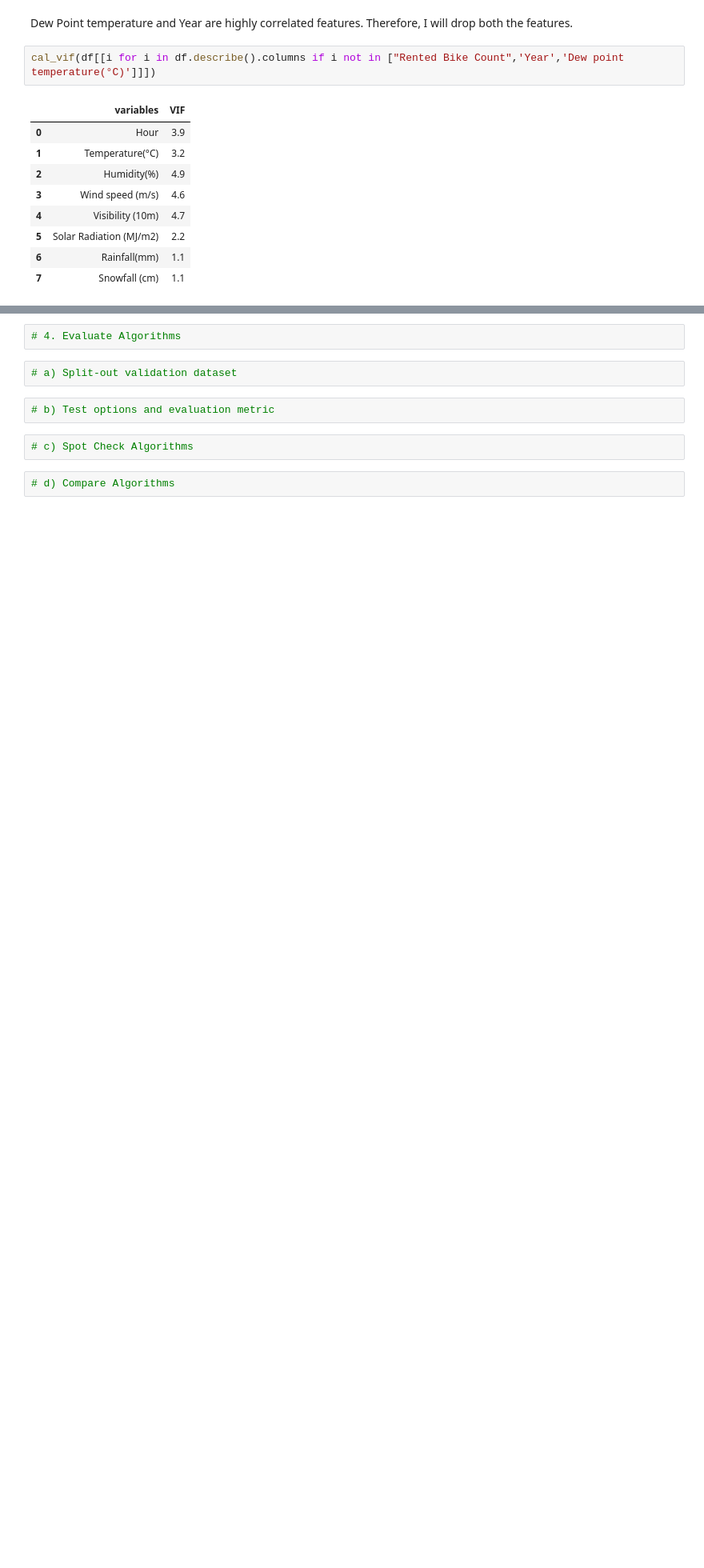
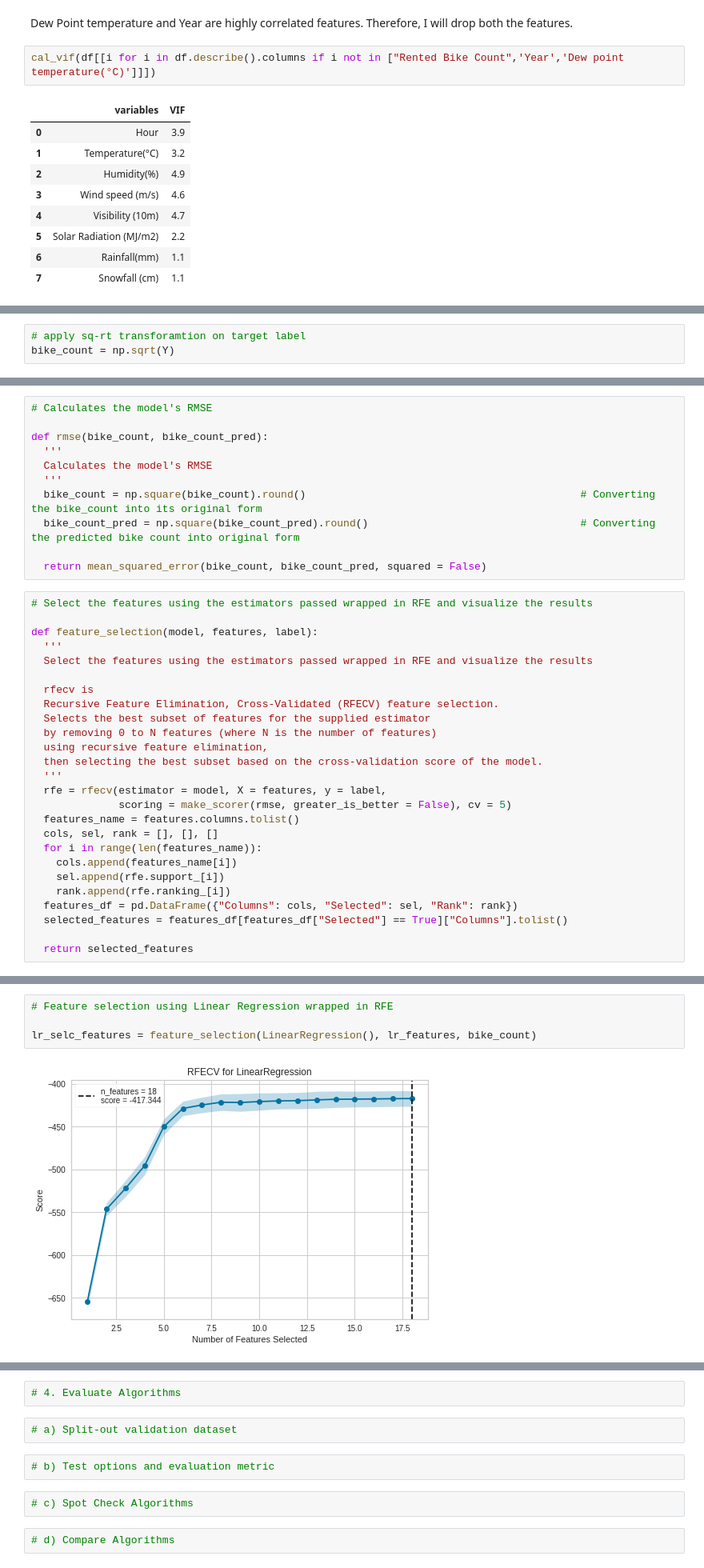
Before and after one commit to GODxFATHER/Bike-Sharing-Demand-Prediction, a Jupyter notebook: Individual_Bike_Sharing_Demand_Prediction_Capstone_Project.ipynb, the cells around one changed output, grey strips where cells are left out. Shown at 80% size. Saved outputs shown, nothing was run; the diff lists cells and outputs as text; blank space fills up the shorter version.

```diff
--- a/Individual_Bike_Sharing_Demand_Prediction_Capstone_Project.ipynb
+++ b/Individual_Bike_Sharing_Demand_Prediction_Capstone_Project.ipynb
@@ -582,0 +683,3 @@ cal_vif(df[[i for i in df.describe().columns if i not in ["Rented Bike Count",'Y
+# %%
+# apply sq-rt transforamtion on target label
+bike_count = np.sqrt(Y)
@@ -582,0 +747,37 @@ cal_vif(df[[i for i in df.describe().columns if i not in ["Rented Bike Count",'Y
+# %%
+# Calculates the model's RMSE
+
+def rmse(bike_count, bike_count_pred):
+  '''
+  Calculates the model's RMSE
+  '''
+  bike_count = np.square(bike_count).round()                                            # Converting the bike_count into its original form
+  bike_count_pred = np.square(bike_count_pred).round()                                  # Converting the predicted bike count into original form
+
+  return mean_squared_error(bike_count, bike_count_pred, squared = False)
+# %%
+# Select the features using the estimators passed wrapped in RFE and visualize the results
+
+def feature_selection(model, features, label):
+  '''
+  Select the features using the estimators passed wrapped in RFE and visualize the results
+
+  rfecv is
+  Recursive Feature Elimination, Cross-Validated (RFECV) feature selection.
+  Selects the best subset of features for the supplied estimator
+  by removing 0 to N features (where N is the number of features)
+  using recursive feature elimination,
+  then selecting the best subset based on the cross-validation score of the model.
+  '''
+  rfe = rfecv(estimator = model, X = features, y = label,
+              scoring = make_scorer(rmse, greater_is_better = False), cv = 5)
+  features_name = features.columns.tolist()
+  cols, sel, rank = [], [], []
+  for i in range(len(features_name)):
+    cols.append(features_name[i])
+    sel.append(rfe.support_[i])
+    rank.append(rfe.ranking_[i])
+  features_df = pd.DataFrame({"Columns": cols, "Selected": sel, "Rank": rank})
+  selected_features = features_df[features_df["Selected"] == True]["Columns"].tolist()
+
+  return selected_features
@@ -582,0 +831,6 @@ cal_vif(df[[i for i in df.describe().columns if i not in ["Rented Bike Count",'Y
+# %%
+# Feature selection using Linear Regression wrapped in RFE
+
+lr_selc_features = feature_selection(LinearRegression(), lr_features, bike_count)
+# %% [output]
+[figure, added]
```
Also changed, not shown: parts of 57 cells of this notebook.
